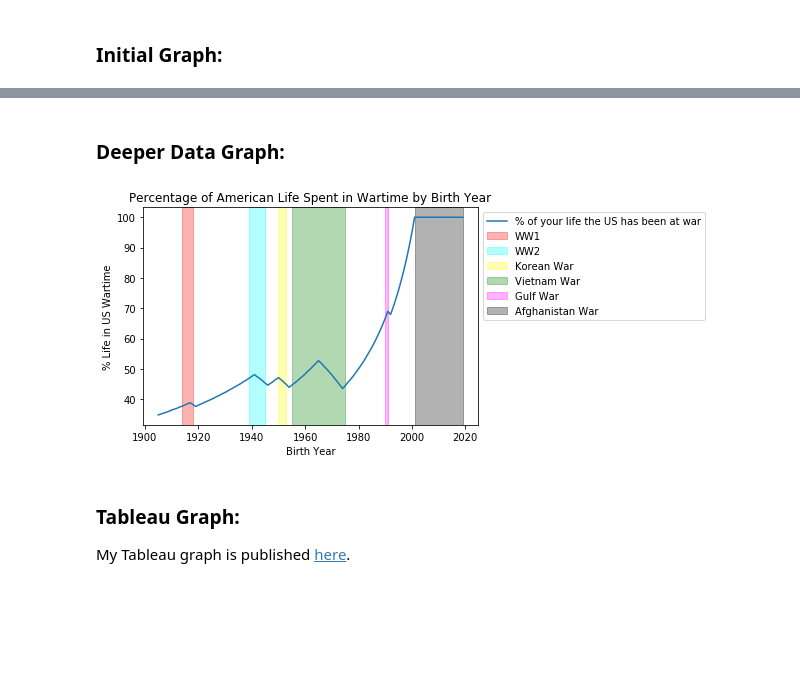
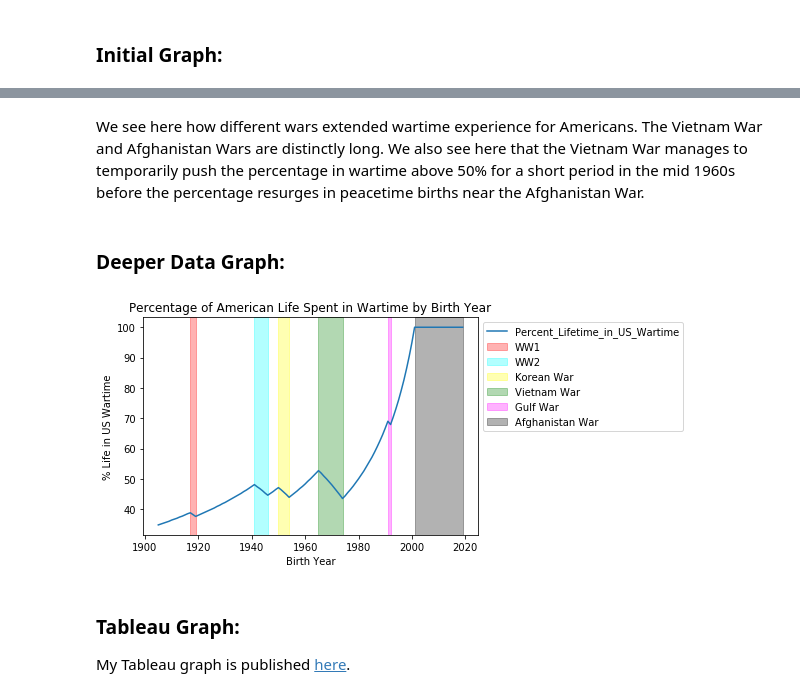
Before and after one commit to rlevv/Makeover_Monday, a Jupyter notebook: 2020W6-US_Wartime_Living/US_Wartime_Living.ipynb, the cells around one changed output, grey strips where cells are left out. Drawn from its saved outputs; the diff is of its cells as text; code cells hidden in the pictures; blank space fills up the shorter version.

```diff
--- a/2020W6-US_Wartime_Living/US_Wartime_Living.ipynb
+++ b/2020W6-US_Wartime_Living/US_Wartime_Living.ipynb
@@ -53,0 +45,3 @@ df.head()
+# %%
+df=df.rename(columns = {'% of your life the US has been at war':'Percent_Lifetime_in_US_Wartime'})
+df.head()
@@ -97,0 +152,22 @@ df.groupby('War').describe()
+# %%
+# assign wars to the periods of wartime
+wars = ['WW1','WW2','Korean War','Vietnam War','Gulf War','Afghanistan War']
+
+# attach war column to original dataset
+df['War'] = None
+
+df_wars = df.loc[(df['War_State']== 'increase')]
+
+# fill war column during each war period
+curr_war = -1
+old_year = 0
+for index, row in df.iterrows():
+    if row['War_State'] == 'wartime':
+        if old_year + 1 == row['Birth year']:
+            df.at[index, 'War'] = wars[curr_war]
+        else:
+            curr_war += 1
+            df.at[index, 'War'] = wars[curr_war]
+        old_year = row['Birth year']
+
+df.head(20)
@@ -98,24 +205,29 @@ df.groupby('War').describe()
+# %% [markdown]
+We see here how different wars extended wartime experience for Americans. The Vietnam War and Afghanistan Wars are distinctly long. We also see here that the Vietnam War manages to temporarily push the percentage in wartime above 50% for a short period in the mid 1960s before the percentage resurges in peacetime births near the Afghanistan War.
 # %% [markdown]
 ### Deeper Data Graph:
 # %%
 fig, ax = plt.subplots()
-ax.plot(df['Birth year'], 100*df['% of your life the US has been at war'])
+ax.plot(df['Birth year'], 100*df['Percent_Lifetime_in_US_Wartime'])
 ax.set(xlabel = 'Birth Year',
        ylabel = '% Life in US Wartime',
        title = 'Percentage of American Life Spent in Wartime by Birth Year')
 
 colors = ['red', 'cyan', 'yellow', 'green', 'magenta', 'black']
-for index, row in df_wars.iterrows():
-    ax.axvspan(int(row['Start Year']), row['End Year'],
+index = 0
+for war in wars:
+    temp_array = df.loc[df['War']==war,'Birth year']
+    ax.axvspan(min(temp_array), max(temp_array),
                color = colors[index],
                alpha=0.3,
-               label = row['War'])
+               label = war)
+    index += 1
 ax.legend(bbox_to_anchor=(1, 1))
 
 fig.savefig("pyplot_Wartime_Living.png")
 plt.show()
 # %% [output]
-[figure, old version]
+[figure, new version]
 # %% [markdown]
 ### Tableau Graph:
 
```
Also changed, not shown: parts of 15 cells of this notebook, 1 other file.
